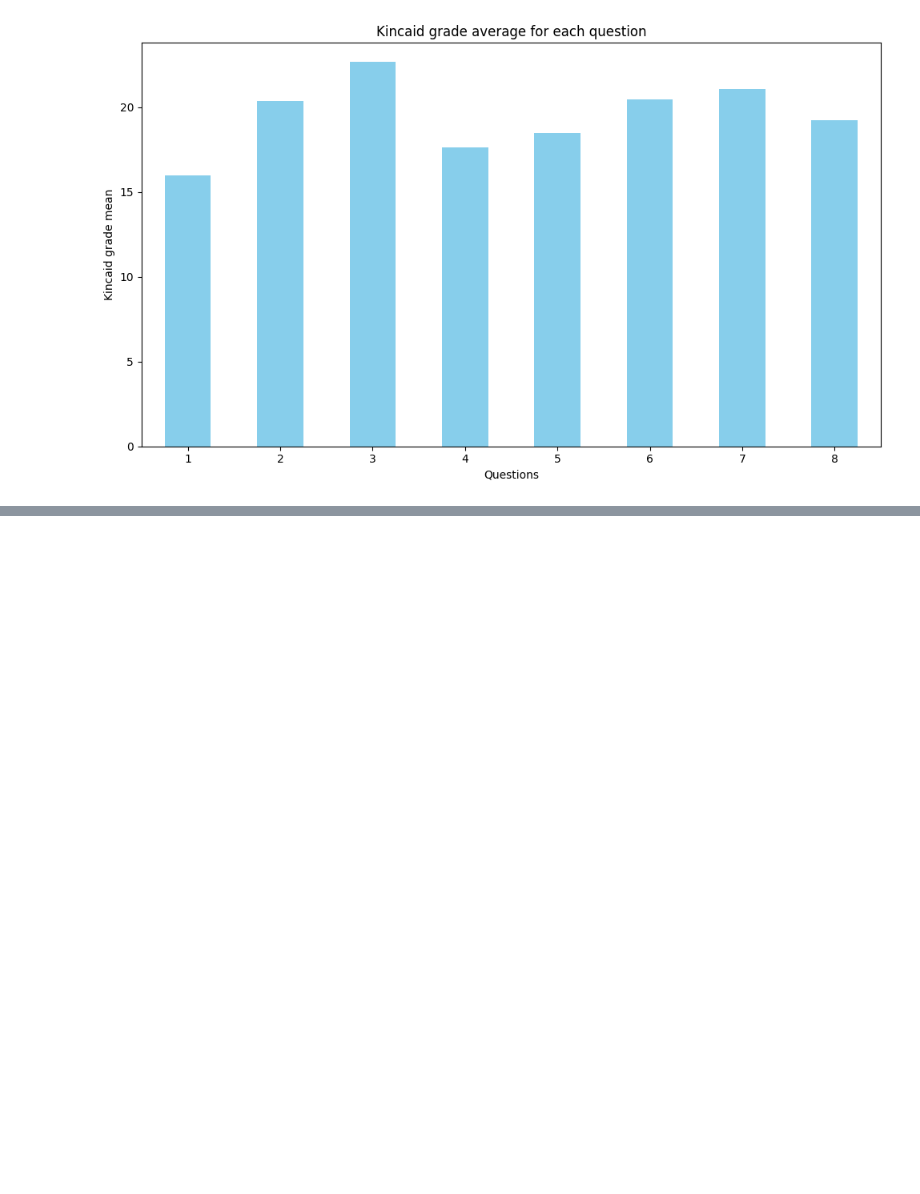
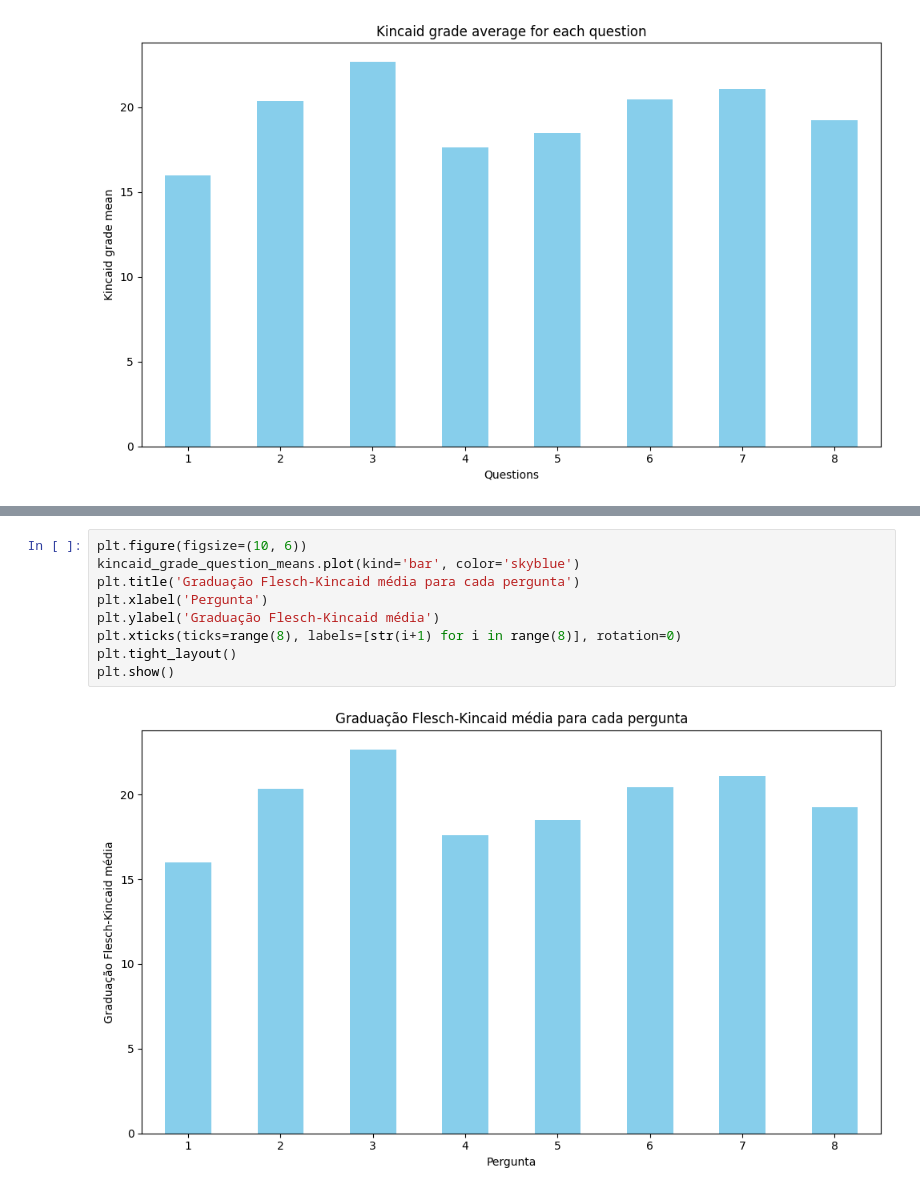
Before and after one commit to gskumlehn/autism-info-llm-comparison, a Jupyter notebook: flesch_kincaid_grade.ipynb, the cells around one changed output, grey strips where cells are left out. Saved outputs shown, nothing was run; the diff lists cells and outputs as text; blank space fills up the shorter version.

```diff
--- a/flesch_kincaid_grade.ipynb
+++ b/flesch_kincaid_grade.ipynb
@@ -118,0 +144,11 @@ plt.show()
+# %%
+plt.figure(figsize=(10, 6))
+kincaid_grade_question_means.plot(kind='bar', color='skyblue')
+plt.title('Graduação Flesch-Kincaid média para cada pergunta')
+plt.xlabel('Pergunta')
+plt.ylabel('Graduação Flesch-Kincaid média')
+plt.xticks(ticks=range(8), labels=[str(i+1) for i in range(8)], rotation=0)
+plt.tight_layout()
+plt.show()
+# %% [output]
+[figure, added]
```
Also changed, not shown: parts of 4 cells of this notebook.
